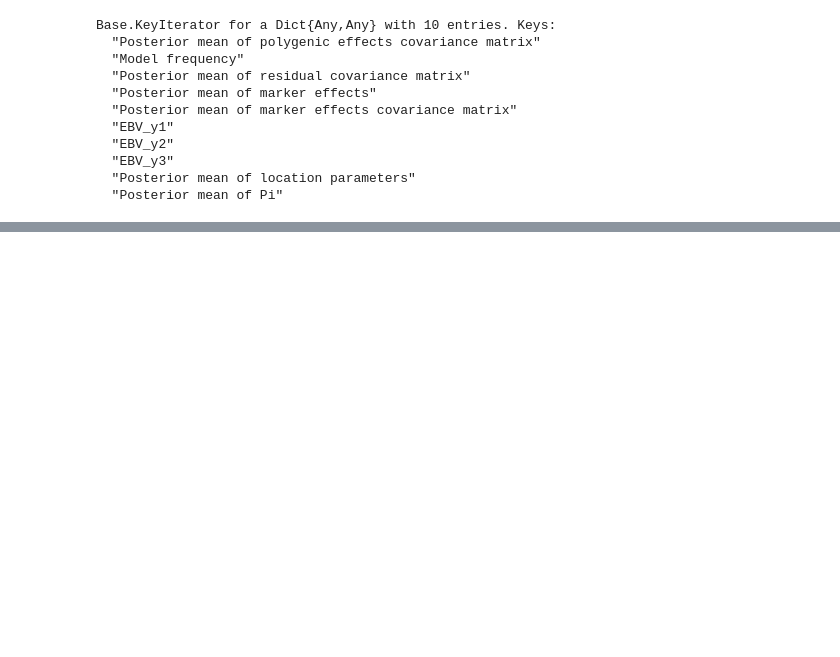
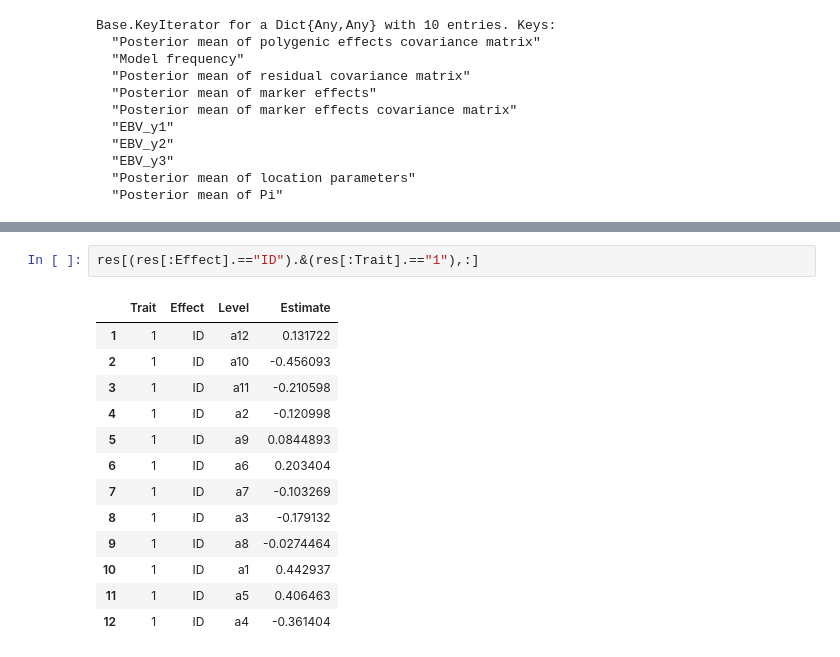
Before and after one commit to reworkhow/JWAS.jl, a Jupyter notebook: docs/notebooks_v0.3/4_SSBR.ipynb, the cells around one changed output, grey strips where cells are left out. Cells and saved outputs as stored; diff of their text form; blank space fills up the shorter version.

```diff
--- a/docs/notebooks_v0.3/4_SSBR.ipynb
+++ b/docs/notebooks_v0.3/4_SSBR.ipynb
@@ -469,0 +340,16 @@ JWAS.transubstrarr(out)
+# %%
+res[(res[:Effect].=="ID").&(res[:Trait].=="1"),:]
+# %% [output]
+|  | Trait | Effect | Level | Estimate |
+| 1 | 1 | ID | a12 | 0.131722 |
+| 2 | 1 | ID | a10 | -0.456093 |
+| 3 | 1 | ID | a11 | -0.210598 |
+| 4 | 1 | ID | a2 | -0.120998 |
+| 5 | 1 | ID | a9 | 0.0844893 |
+| 6 | 1 | ID | a6 | 0.203404 |
+| 7 | 1 | ID | a7 | -0.103269 |
+| 8 | 1 | ID | a3 | -0.179132 |
+| 9 | 1 | ID | a8 | -0.0274464 |
+| 10 | 1 | ID | a1 | 0.442937 |
+| 11 | 1 | ID | a5 | 0.406463 |
+| 12 | 1 | ID | a4 | -0.361404 |
```
Also changed, not shown: parts of 34 cells of this notebook, 6 other files.
